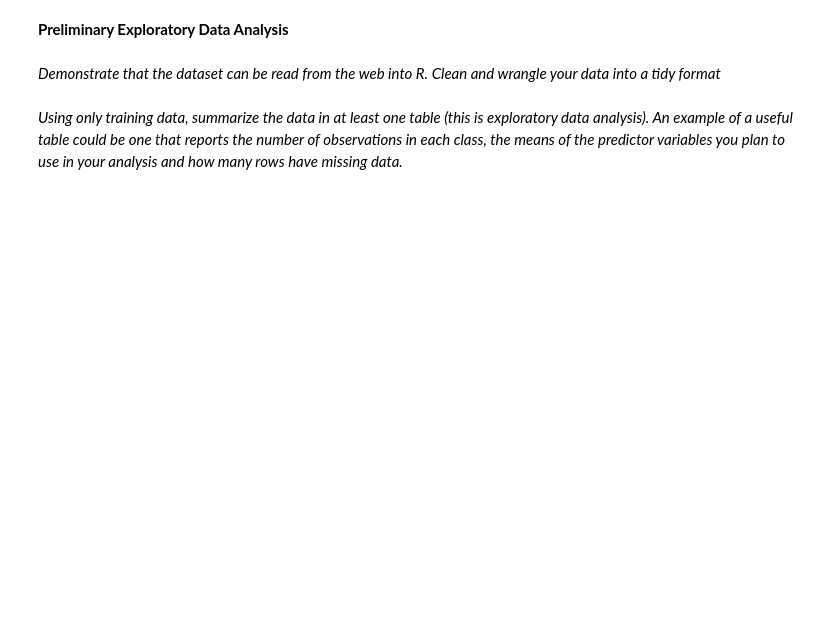
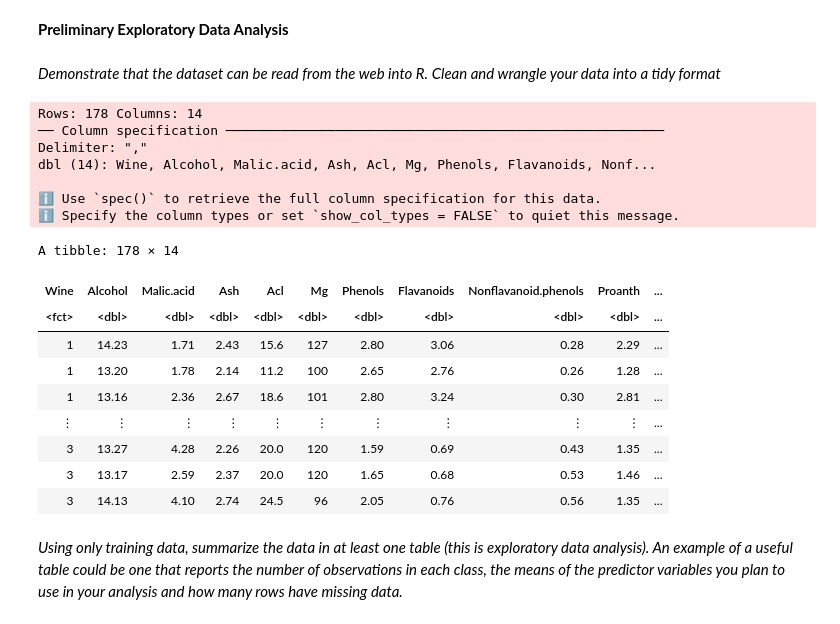
Before and after one commit to HeatherAu/wine_group_project, a Jupyter notebook: main.ipynb, the cells around one changed output. Saved outputs shown, nothing was run; the diff lists cells and outputs as text; code cells hidden in the pictures; blank space fills up the shorter version.

Commit message:
Tidying, revised intro and split data

```diff
--- a/main.ipynb
+++ b/main.ipynb
@@ -39,4 +47,23 @@ Identify and describe the dataset that will be used to answer the question*
 *Demonstrate that the dataset can be read from the web into R. Clean and wrangle your data into a tidy format*
 # %%
 wine <- read_csv("wine.csv")
-wine
+wine_tidy <- mutate (wine, Wine = as_factor (Wine))
+wine_tidy
+# %% [output]
+Rows: 178 Columns: 14
+── Column specification ────────────────────────────────────────────────────────
+Delimiter: ","
+dbl (14): Wine, Alcohol, Malic.acid, Ash, Acl, Mg, Phenols, Flavanoids, Nonf...
+
+ℹ Use `spec()` to retrieve the full column specification for this data.
+ℹ Specify the column types or set `show_col_types = FALSE` to quiet this message.
+A tibble: 178 × 14
+| Wine | Alcohol | Malic.acid | Ash | Acl | Mg | Phenols | Flavanoids | Nonflavanoid.phenols | Proanth | ... |
+| <fct> | <dbl> | <dbl> | <dbl> | <dbl> | <dbl> | <dbl> | <dbl> | <dbl> | <dbl> | ... |
+| 1 | 14.23 | 1.71 | 2.43 | 15.6 | 127 | 2.80 | 3.06 | 0.28 | 2.29 | ... |
+| 1 | 13.20 | 1.78 | 2.14 | 11.2 | 100 | 2.65 | 2.76 | 0.26 | 1.28 | ... |
+| 1 | 13.16 | 2.36 | 2.67 | 18.6 | 101 | 2.80 | 3.24 | 0.30 | 2.81 | ... |
+| ⋮ | ⋮ | ⋮ | ⋮ | ⋮ | ⋮ | ⋮ | ⋮ | ⋮ | ⋮ | ... |
+| 3 | 13.27 | 4.28 | 2.26 | 20.0 | 120 | 1.59 | 0.69 | 0.43 | 1.35 | ... |
+| 3 | 13.17 | 2.59 | 2.37 | 20.0 | 120 | 1.65 | 0.68 | 0.53 | 1.46 | ... |
+| 3 | 14.13 | 4.10 | 2.74 | 24.5 | 96 | 2.05 | 0.76 | 0.56 | 1.35 | ... |
```
Also changed, not shown: parts of 6 cells of this notebook, 1 other file.
